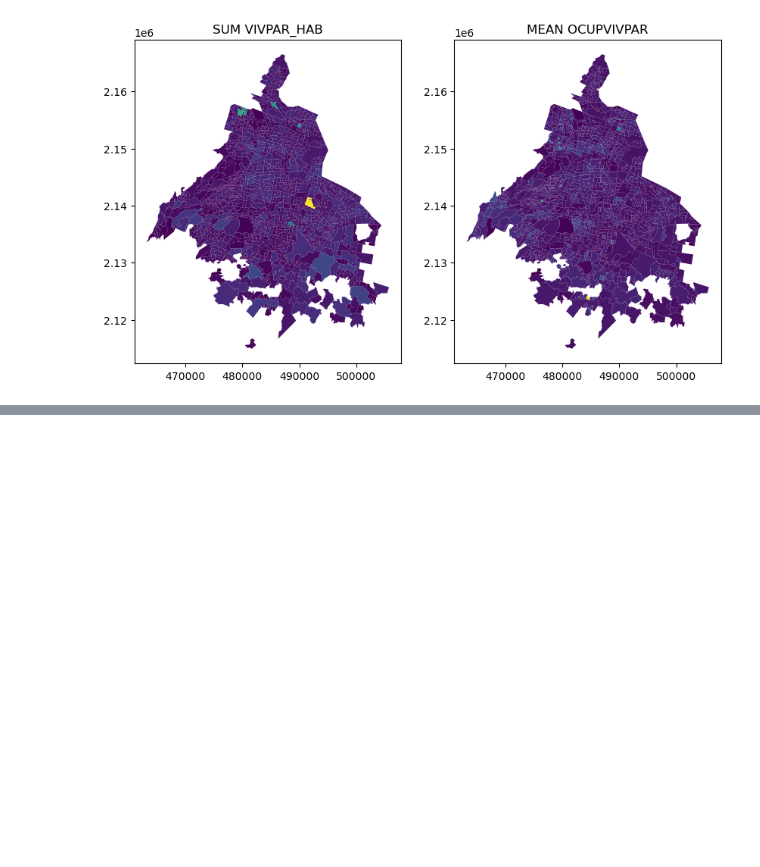
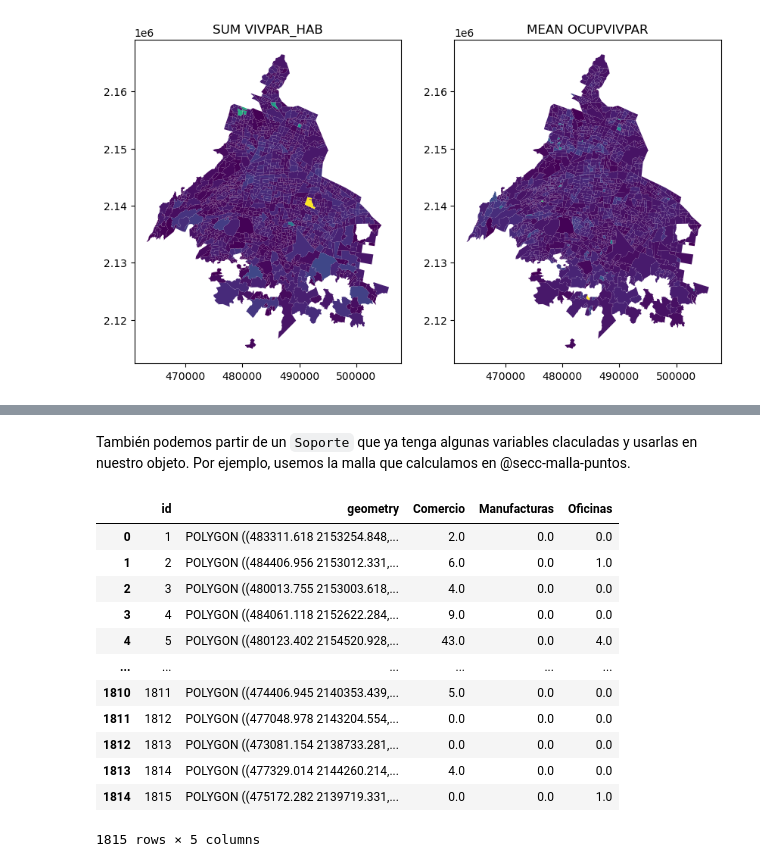
Before and after one commit to CentroGeo/pyLandUseMX, a Jupyter notebook: nbs/api/01_usodesuelo.ipynb, the cells around one changed output, grey strips where cells are left out. Saved outputs shown, nothing was run; the diff lists cells and outputs as text; code cells hidden in the pictures; blank space fills up the shorter version.

Commit message:
Clase UsoDeSuelo.

```diff
--- a/nbs/api/01_usodesuelo.ipynb
+++ b/nbs/api/01_usodesuelo.ipynb
@@ -90,6 +95,7 @@ class Malla(Soporte):
         self.size = size
         self.datos = datos
         self.crs = datos.crs
+        self.id_col = 'grid_id'
 
     @classmethod
     def desde_capa(cls,
@@ -142,6 +148,8 @@ class Malla(Soporte):
         ...
     def agrega_manzanas(self, manzanas: gpd.GeoDataFrame, variables):
         ...
+    def copy(self):
+        ...
 # %% [markdown]
 La clase `Malla` contiene dos campos: `size` y `datos` con el tamaño de los elementos de la retícula y el `GeoDataFrame` con los polígonos de la malla respectivamente. Por lo pronto la clase sólo tiene un _classmethod_ que nos permite construir un objeto a partir de una capa vectorial:
 # %%
@@ -714,6 +741,6 @@ La clase contiene un método para construirla a partir de un archivo (en cualqui
 # %%
 pth = descarga_colonias_cdmx()
-poligonos = Poligonos.desde_archivo(pth, 'id')
+poligonos = Poligonos.desde_archivo(pth, 'id', nom_col='nomut')
 poligonos.datos.head()
 # %% [output]
 |  | id | nomut | geometry |
@@ -904,0 +949,35 @@ ax2 = ax2.set_title("MEAN OCUPVIVPAR")
+# %%
+#| export
+
+class UsoDeSuelo(object):
+    def __init__(self,
+                 soporte: Soporte, # El soporte espacial de la capa
+                 vars_uso: Union[List[int], None]=None,# Nombres de las columnas del soporte con variables de uso de suelo
+                 vars_mc: Union[List[int], None]=None,# Nombres de las columnas del soporte con variables del medio construido
+        ):
+        if type(soporte) == Malla:
+            columnas = ['grid_id', 'geometry']
+        else:
+            columnas = [soporte.id_col, 'geometry'] if soporte.nom_col is None else [soporte.id_col, soporte.nom_col, 'geometry']
+
+        if vars_uso is not None:
+            try:
+                assert set(vars_uso).intersection(soporte.datos.columns) == set(vars_uso)
+            except AssertionError:
+                raise ValueError("Las columnas de vars_uso deben estar en el soporte o ser None")
+            columnas = columnas + vars_uso
+            self.vars_uso = vars_uso
+        else:
+            self.vars_uso = []
+        if vars_mc is not None:
+            try:
+                assert set(vars_mc).intersection(soporte.datos.columns) == set(vars_mc)
+            except AssertionError:
+                raise ValueError("Las columnas de vars_mc deben estar en el soporte o ser None")
+            self.vars_mc = vars_mc
+            columnas = columnas + vars_mc
+        else:
+            self.vars_mc = []
+        soporte = soporte.copy()
+        soporte.datos = soporte.datos[columnas]
+        self.soporte = soporte
@@ -904,0 +1013,19 @@ ax2 = ax2.set_title("MEAN OCUPVIVPAR")
+# %% [markdown]
+También podemos partir de un `Soporte` que ya tenga algunas variables claculadas y usarlas en nuestro objeto. Por ejemplo, usemos la malla que calculamos en @secc-malla-puntos.
+# %%
+uso_vars = UsoDeSuelo(agregado, vars_uso=['Comercio', 'Manufacturas', 'Oficinas'])
+uso_vars.soporte.datos
+# %% [output]
+|  | id | geometry | Comercio | Manufacturas | Oficinas |
+| 0 | 1 | POLYGON ((483311.618 2153254.848,... | 2.0 | 0.0 | 0.0 |
+| 1 | 2 | POLYGON ((484406.956 2153012.331,... | 6.0 | 0.0 | 1.0 |
+| 2 | 3 | POLYGON ((480013.755 2153003.618,... | 4.0 | 0.0 | 0.0 |
+| 3 | 4 | POLYGON ((484061.118 2152622.284,... | 9.0 | 0.0 | 0.0 |
+| 4 | 5 | POLYGON ((480123.402 2154520.928,... | 43.0 | 0.0 | 4.0 |
+| ... | ... | ... | ... | ... | ... |
+| 1810 | 1811 | POLYGON ((474406.945 2140353.439,... | 5.0 | 0.0 | 0.0 |
+| 1811 | 1812 | POLYGON ((477048.978 2143204.554,... | 0.0 | 0.0 | 0.0 |
+| 1812 | 1813 | POLYGON ((473081.154 2138733.281,... | 0.0 | 0.0 | 0.0 |
+| 1813 | 1814 | POLYGON ((477329.014 2144260.214,... | 4.0 | 0.0 | 0.0 |
+| 1814 | 1815 | POLYGON ((475172.282 2139719.331,... | 0.0 | 0.0 | 1.0 |
+1815 rows × 5 columns
```
Also changed, not shown: parts of 21 cells of this notebook, 2 other files.
